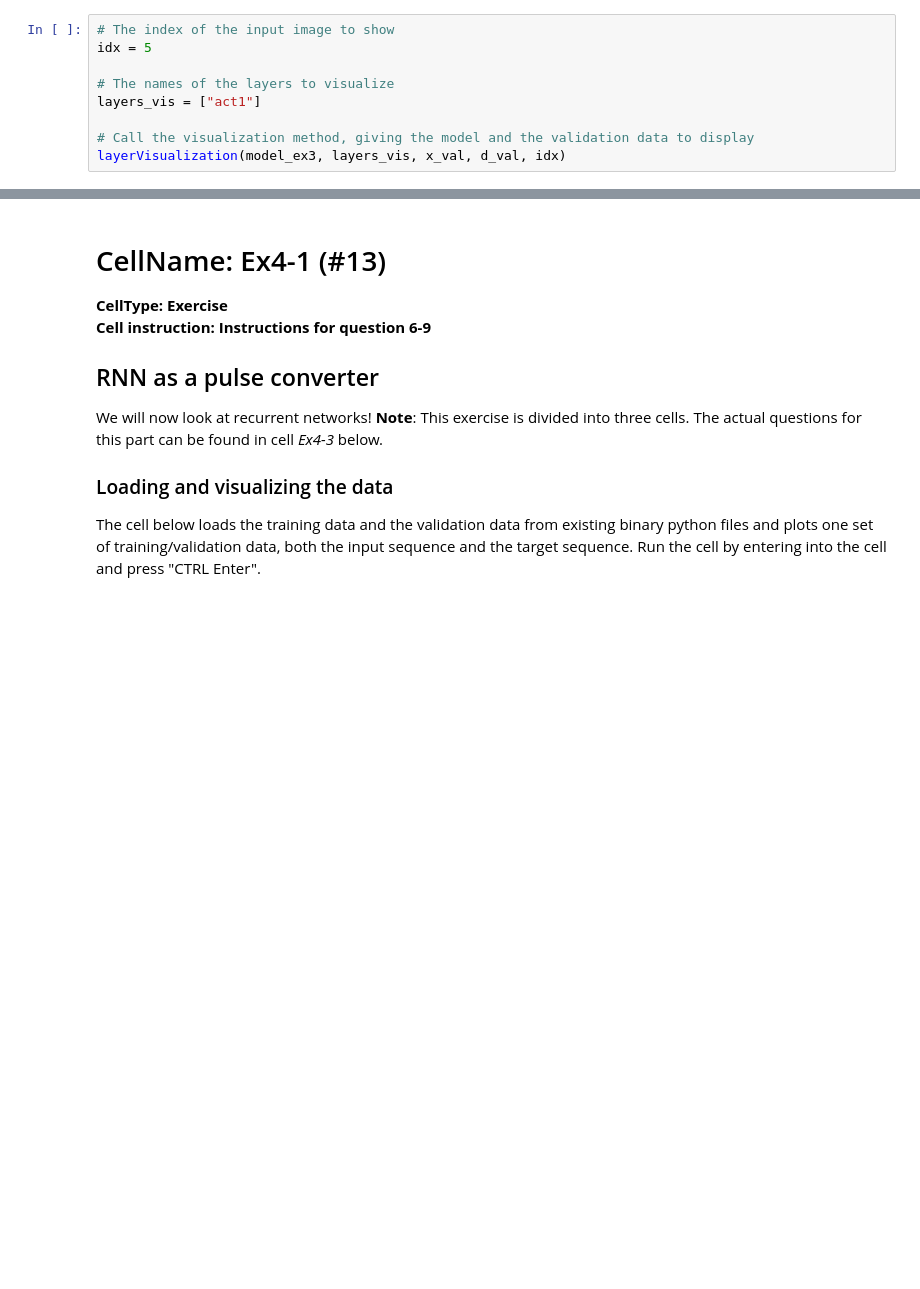
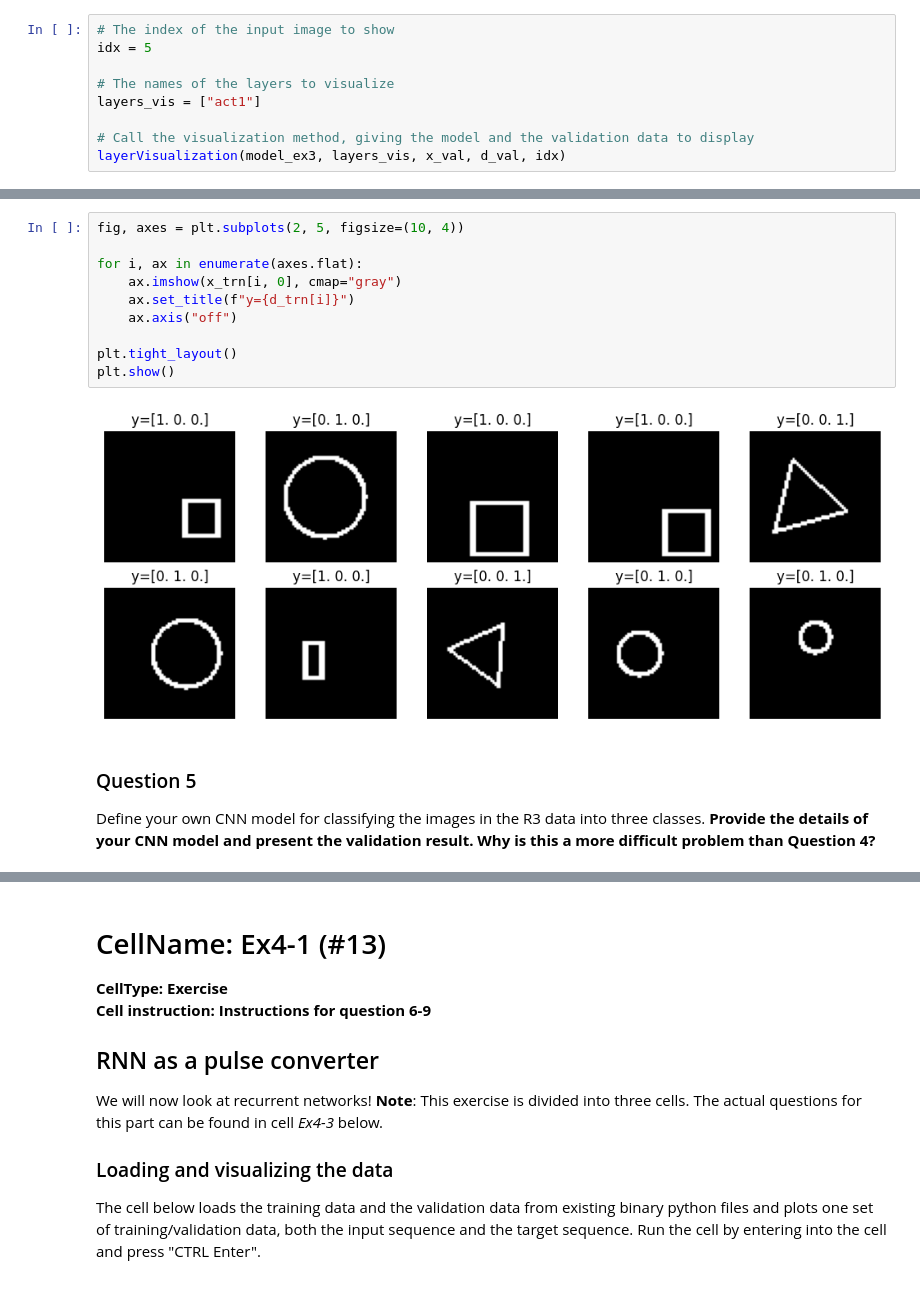
Before and after one commit to myngoc-trg/BERN04_ANN_DeepLearning, a Jupyter notebook: Lab_3/lab3.ipynb, the cells around one changed output, grey strips where cells are left out. Drawn from its saved outputs; the diff is of its cells as text; blank space fills up the shorter version.

```diff
--- a/Lab_3/lab3.ipynb
+++ b/Lab_3/lab3.ipynb
@@ -1406,0 +1528,15 @@ layerVisualization(model_ex3, layers_vis, x_val, d_val, idx)
+# %%
+fig, axes = plt.subplots(2, 5, figsize=(10, 4))
+
+for i, ax in enumerate(axes.flat):
+    ax.imshow(x_trn[i, 0], cmap="gray")
+    ax.set_title(f"y={d_trn[i]}")
+    ax.axis("off")
+
+plt.tight_layout()
+plt.show()
+# %% [output]
+[figure, added]
+# %% [markdown]
+### Question 5
+Define your own CNN model for classifying the images in the R3 data into three classes. **Provide the details of your CNN model and present the validation result.** **Why is this a more difficult problem than Question 4?**
```
Also changed, not shown: parts of 4 cells of this notebook.
